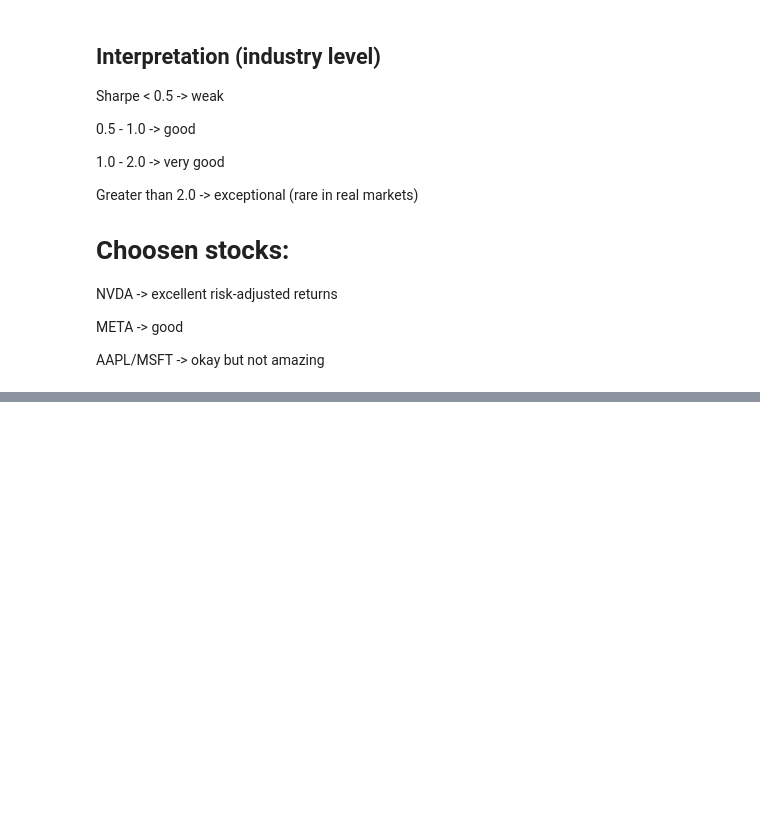
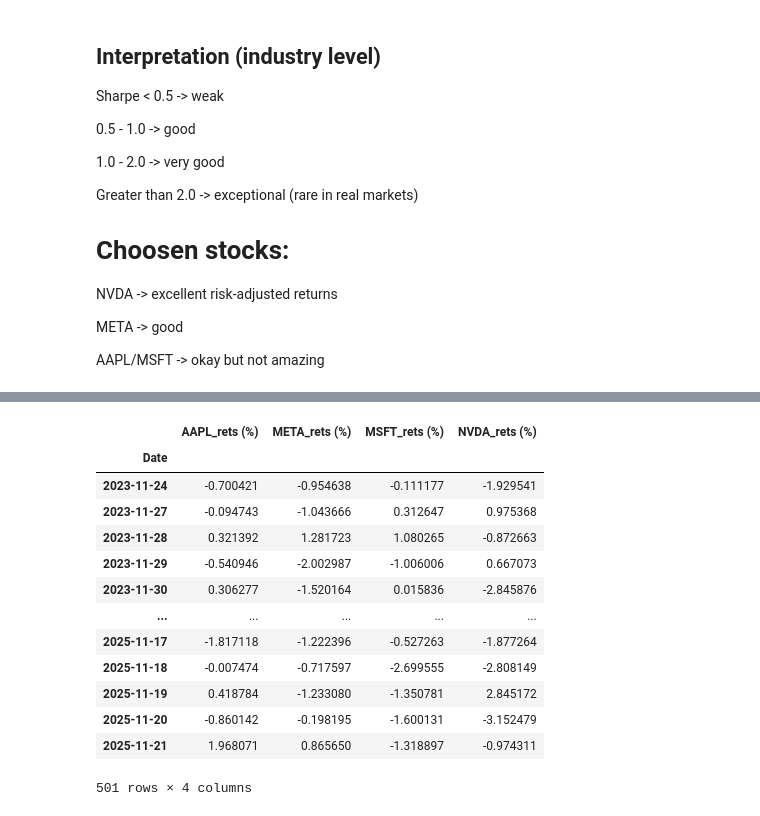
Before and after one commit to Yohansu/finance-statistics-learning, a Jupyter notebook: 07_miniproject.ipynb, the cells around one changed output, grey strips where cells are left out. Drawn from its saved outputs; the diff is of its cells as text; code cells hidden in the pictures; blank space fills up the shorter version.

```diff
--- a/07_miniproject.ipynb
+++ b/07_miniproject.ipynb
@@ -253,3 +253,36 @@ summary_df
 #summary_df.to_csv("sharpe_summary.csv", index=False)
 # %%
 # Cumulative returns - TBD!
+# %%
+# Computing returns in percentages
+
+per_ret = []
+
+for i in range(len(rets)):
+    #print(rets.iloc[i, 0], rets.iloc[i, 1])
+    row_dict = {}
+
+    for ticker in rets.columns:
+        row_dict[f"{ticker}_rets (%)"] = rets.iloc[i][ticker] * 100
+
+    per_ret.append(row_dict)
+
+# Converts cumulative_ret into a DataFrame
+p_ret = pd.DataFrame(per_ret, index=rets.index)
+# %%
+p_ret
+# %% [output]
+|  | AAPL_rets (%) | META_rets (%) | MSFT_rets (%) | NVDA_rets (%) |
+| Date |  |  |  |  |
+| 2023-11-24 | -0.700421 | -0.954638 | -0.111177 | -1.929541 |
+| 2023-11-27 | -0.094743 | -1.043666 | 0.312647 | 0.975368 |
+| 2023-11-28 | 0.321392 | 1.281723 | 1.080265 | -0.872663 |
+| 2023-11-29 | -0.540946 | -2.002987 | -1.006006 | 0.667073 |
+| 2023-11-30 | 0.306277 | -1.520164 | 0.015836 | -2.845876 |
+| ... | ... | ... | ... | ... |
+| 2025-11-17 | -1.817118 | -1.222396 | -0.527263 | -1.877264 |
+| 2025-11-18 | -0.007474 | -0.717597 | -2.699555 | -2.808149 |
+| 2025-11-19 | 0.418784 | -1.233080 | -1.350781 | 2.845172 |
+| 2025-11-20 | -0.860142 | -0.198195 | -1.600131 | -3.152479 |
+| 2025-11-21 | 1.968071 | 0.865650 | -1.318897 | -0.974311 |
+501 rows × 4 columns
```
Also changed, not shown: parts of 14 cells of this notebook.
